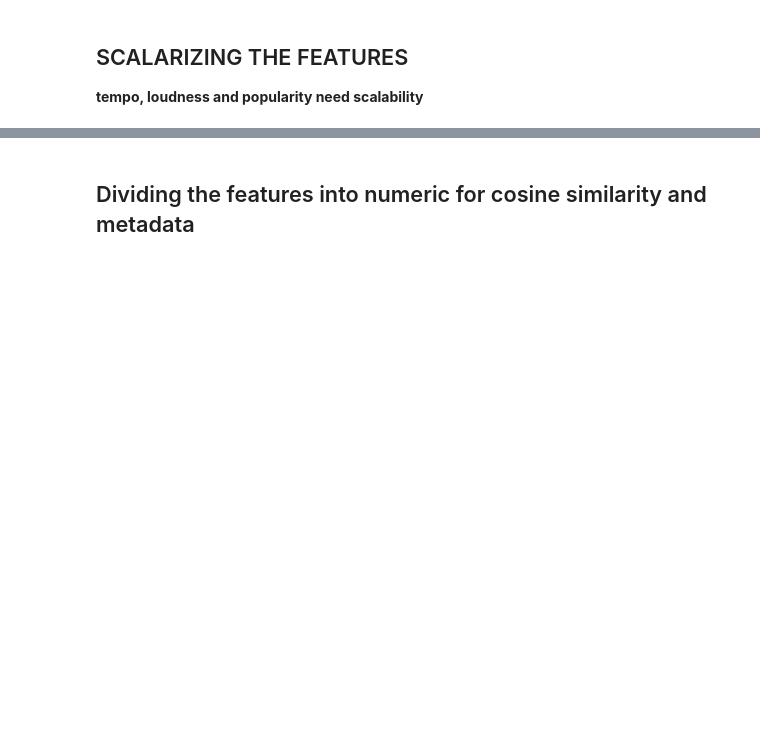
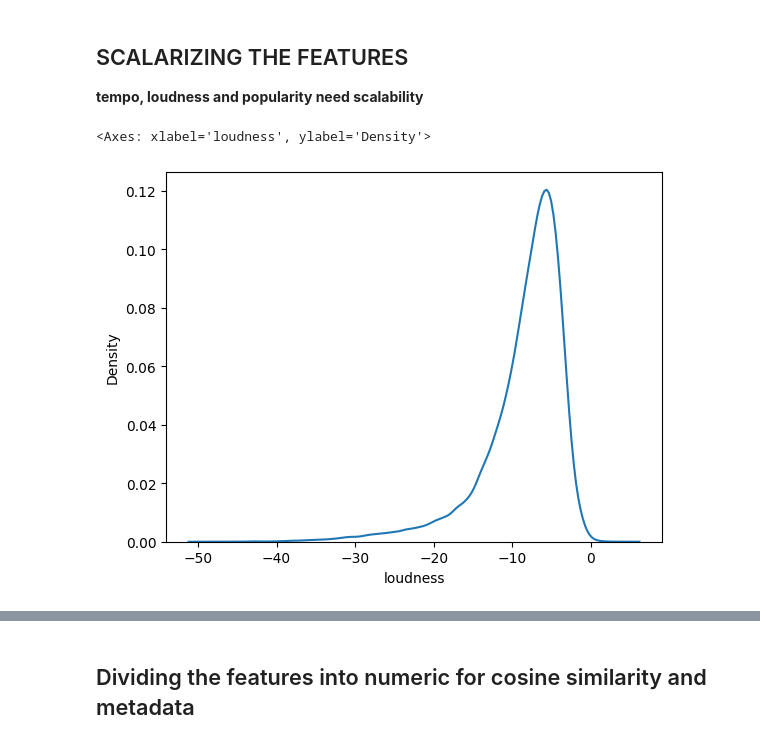
Before and after one commit to Rishant-gupta/Music_recommendation_system, a Jupyter notebook: ml_backend/main.ipynb, the cells around one changed output, grey strips where cells are left out. Drawn from its saved outputs; the diff is of its cells as text; code cells hidden in the pictures; blank space fills up the shorter version.

Commit message:
add graphs

```diff
--- a/ml_backend/main.ipynb
+++ b/ml_backend/main.ipynb
@@ -163,3 +165,8 @@ music.drop(columns = ['duration_ms'], inplace = True)
 # %% [markdown]
 ## SCALARIZING THE FEATURES
 **tempo, loudness and popularity need scalability**
+# %%
+sns.kdeplot(data = music, x = 'loudness')
+# %% [output]
+<Axes: xlabel='loudness', ylabel='Density'>
+[figure, added]
```
Also changed, not shown: parts of 6 cells of this notebook.
